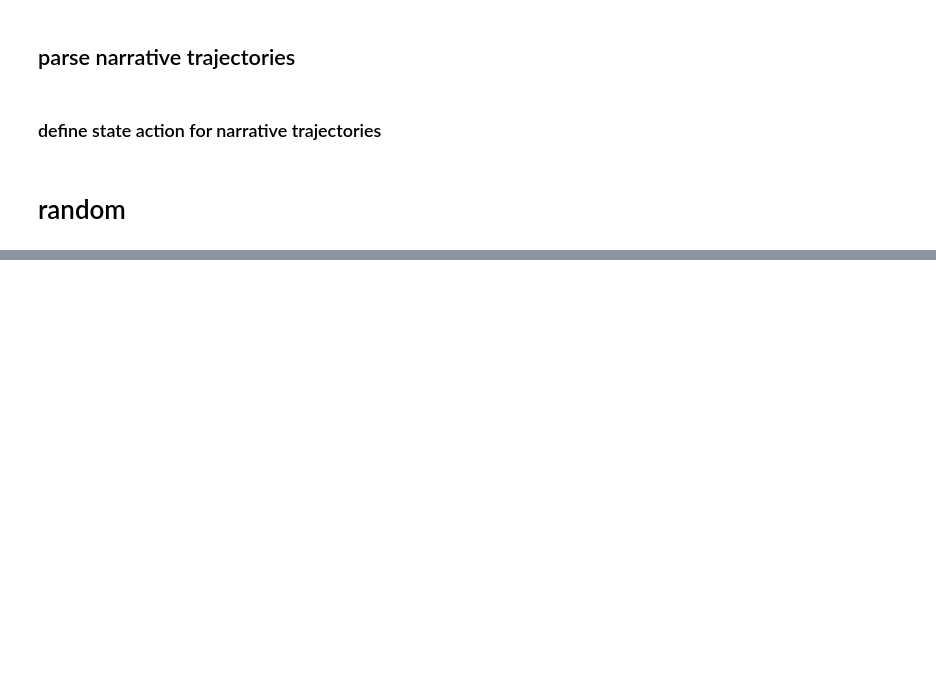
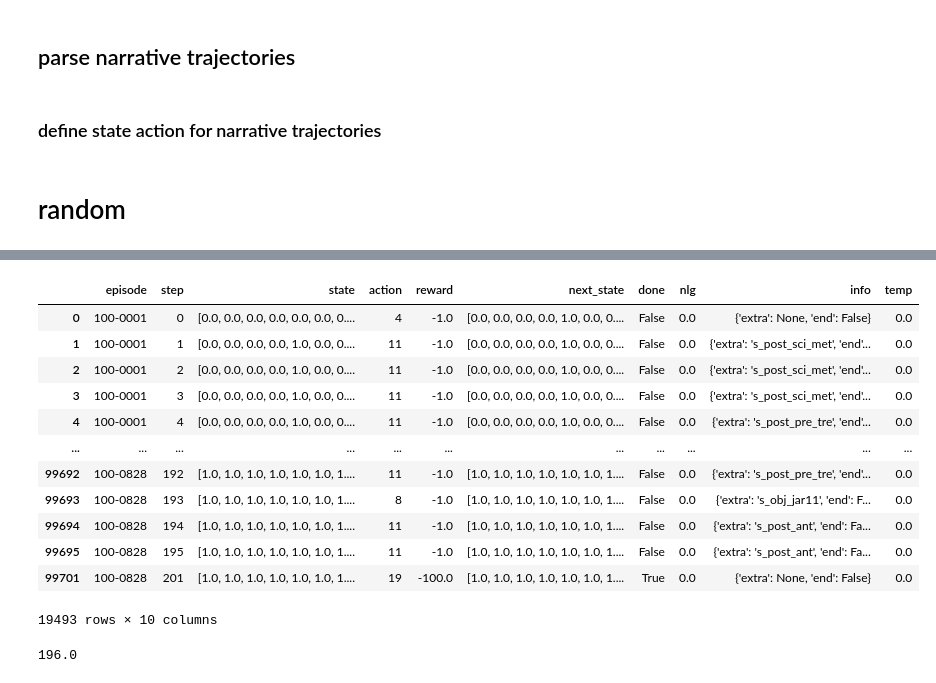
Before and after one commit to FahmidMorshed/CrystalIsland-RL, a Jupyter notebook: src/data_preprocessing.ipynb, the cells around one changed output, grey strips where cells are left out. Cells and saved outputs as stored; diff of their text form; code cells hidden in the pictures; blank space fills up the shorter version.

```diff
--- a/src/data_preprocessing.ipynb
+++ b/src/data_preprocessing.ipynb
@@ -594,0 +561,14 @@ df
+# %%
+import pandas as pd
+import utils
+import env.constants as envconst
+import numpy as np
+df_org = pd.read_pickle('../processed_data/student_trajectories.pkl')
+df = df_org.loc[df_org['reward']==100].copy()
+df2 = df_org.loc[df_org['reward']==-100].copy()
+
+for fname, fid in envconst.state_map.items():
+    df['temp1'] = df.apply(lambda x: x['state'][fid], axis=1)
+    df2['temp1'] = df2.apply(lambda x: x['state'][fid], axis=1)
+    if len(df.loc[df['temp1']==0])/len(df) <.1 and len(df2.loc[df2['temp1']==0])/len(df2) > .2:
+        print(fname, len(df.loc[df['temp1']==0]), len(df), " | ", len(df2.loc[df2['temp1']==0]), len(df2))
@@ -594,0 +600,30 @@ df
+# %%
+df = df_org.loc[df_org['reward']!=0]
+df = df.groupby('episode').count()
+q = np.quantile(df['step'], q=.75)
+eps = df.loc[df['step']>q].index
+df = df_org.loc[df_org['episode'].isin(eps)].copy()
+df = df.loc[(df['step']<=(q-1)) | ((df['action']==envconst.action_map['a_end']) & (df['reward']!=0))]
+df['temp'] = df.apply(lambda x: x['state'][envconst.state_map['s_solved']], axis=1)
+df.loc[(df['action']==envconst.action_map['a_end']) & (df['temp']==1), 'reward'] = 100
+df.loc[(df['action']==envconst.action_map['a_end']) & (df['temp']==0), 'reward'] = -100
+df.loc[(df['action']==envconst.action_map['a_end']), 'done'] = True
+df
+# %% [output]
+|  | episode | step | state | action | reward | next_state | done | nlg | info | temp |
+| 0 | 100-0001 | 0 | [0.0, 0.0, 0.0, 0.0, 0.0, 0.0, 0.... | 4 | -1.0 | [0.0, 0.0, 0.0, 0.0, 1.0, 0.0, 0.... | False | 0.0 | {'extra': None, 'end': False} | 0.0 |
+| 1 | 100-0001 | 1 | [0.0, 0.0, 0.0, 0.0, 1.0, 0.0, 0.... | 11 | -1.0 | [0.0, 0.0, 0.0, 0.0, 1.0, 0.0, 0.... | False | 0.0 | {'extra': 's_post_sci_met', 'end'... | 0.0 |
+| 2 | 100-0001 | 2 | [0.0, 0.0, 0.0, 0.0, 1.0, 0.0, 0.... | 11 | -1.0 | [0.0, 0.0, 0.0, 0.0, 1.0, 0.0, 0.... | False | 0.0 | {'extra': 's_post_sci_met', 'end'... | 0.0 |
+| 3 | 100-0001 | 3 | [0.0, 0.0, 0.0, 0.0, 1.0, 0.0, 0.... | 11 | -1.0 | [0.0, 0.0, 0.0, 0.0, 1.0, 0.0, 0.... | False | 0.0 | {'extra': 's_post_sci_met', 'end'... | 0.0 |
+| 4 | 100-0001 | 4 | [0.0, 0.0, 0.0, 0.0, 1.0, 0.0, 0.... | 11 | -1.0 | [0.0, 0.0, 0.0, 0.0, 1.0, 0.0, 0.... | False | 0.0 | {'extra': 's_post_pre_tre', 'end'... | 0.0 |
+| ... | ... | ... | ... | ... | ... | ... | ... | ... | ... | ... |
+| 99692 | 100-0828 | 192 | [1.0, 1.0, 1.0, 1.0, 1.0, 1.0, 1.... | 11 | -1.0 | [1.0, 1.0, 1.0, 1.0, 1.0, 1.0, 1.... | False | 0.0 | {'extra': 's_post_pre_tre', 'end'... | 0.0 |
+| 99693 | 100-0828 | 193 | [1.0, 1.0, 1.0, 1.0, 1.0, 1.0, 1.... | 8 | -1.0 | [1.0, 1.0, 1.0, 1.0, 1.0, 1.0, 1.... | False | 0.0 | {'extra': 's_obj_jar11', 'end': F... | 0.0 |
+| 99694 | 100-0828 | 194 | [1.0, 1.0, 1.0, 1.0, 1.0, 1.0, 1.... | 11 | -1.0 | [1.0, 1.0, 1.0, 1.0, 1.0, 1.0, 1.... | False | 0.0 | {'extra': 's_post_ant', 'end': Fa... | 0.0 |
+| 99695 | 100-0828 | 195 | [1.0, 1.0, 1.0, 1.0, 1.0, 1.0, 1.... | 11 | -1.0 | [1.0, 1.0, 1.0, 1.0, 1.0, 1.0, 1.... | False | 0.0 | {'extra': 's_post_ant', 'end': Fa... | 0.0 |
+| 99701 | 100-0828 | 201 | [1.0, 1.0, 1.0, 1.0, 1.0, 1.0, 1.... | 19 | -100.0 | [1.0, 1.0, 1.0, 1.0, 1.0, 1.0, 1.... | True | 0.0 | {'extra': None, 'end': False} | 0.0 |
+19493 rows × 10 columns
+# %%
+q
+# %% [output]
+196.0
```
Also changed, not shown: parts of 10 cells of this notebook, 19 other files.
